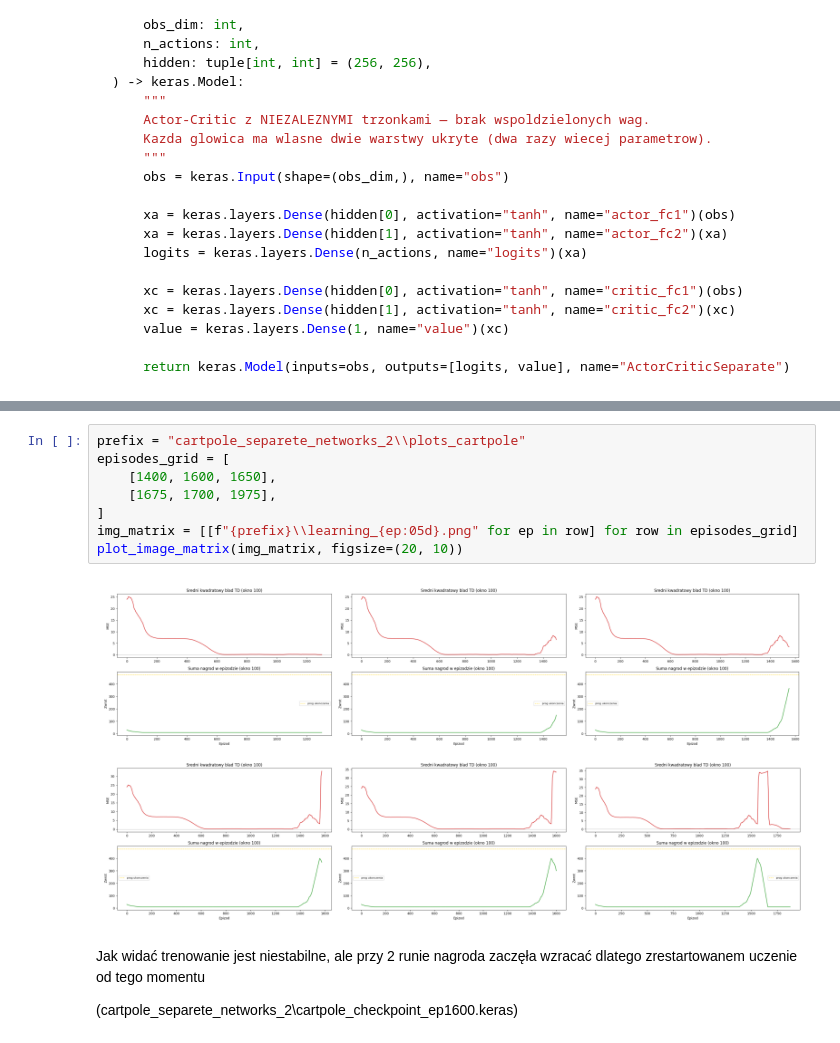
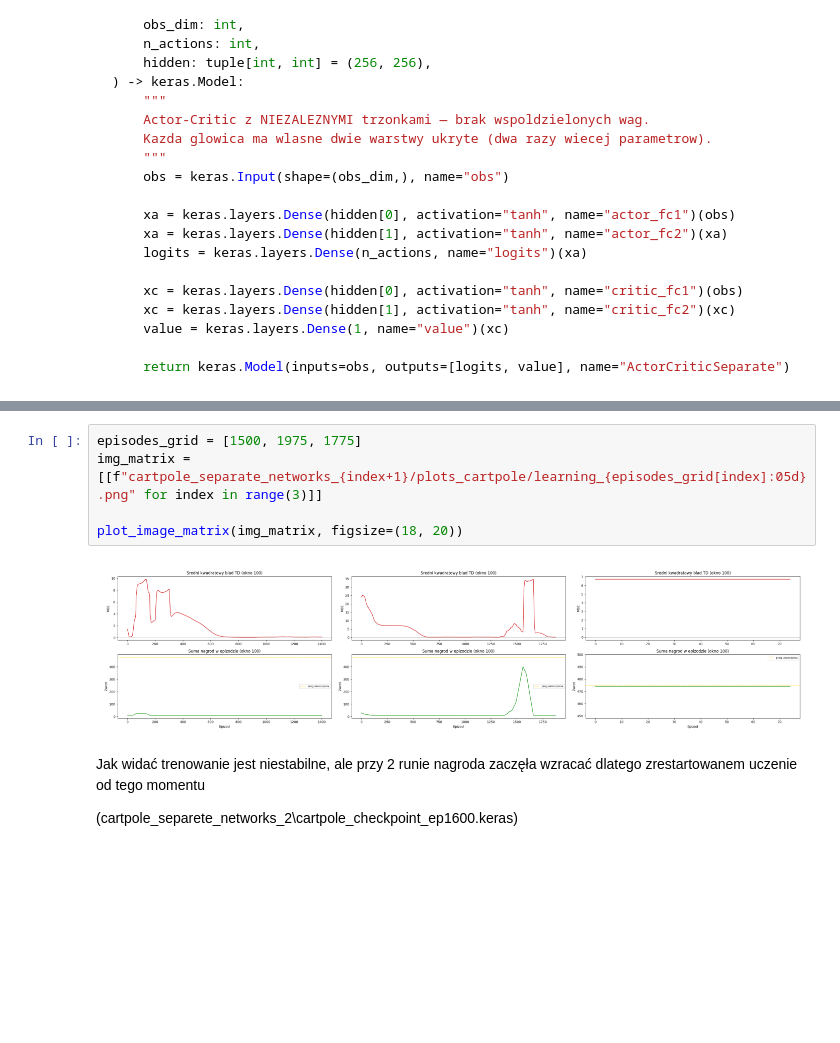
Before and after one commit to McEnigma24/UMISI-sem1-RL, a Jupyter notebook: l4/sprawozdanie_l4.ipynb, the cells around one changed output, grey strips where cells are left out. Saved outputs shown, nothing was run; the diff lists cells and outputs as text; blank space fills up the shorter version.

```diff
--- a/l4/sprawozdanie_l4.ipynb
+++ b/l4/sprawozdanie_l4.ipynb
@@ -148,13 +137,10 @@ plot_image_matrix(img_matrix, figsize=(14, 10))
-# %%
-prefix = "cartpole_separete_networks_2\\plots_cartpole"
-episodes_grid = [
-    [1400, 1600, 1650],
-    [1675, 1700, 1975],
-]
-img_matrix = [[f"{prefix}\\learning_{ep:05d}.png" for ep in row] for row in episodes_grid]
-plot_image_matrix(img_matrix, figsize=(20, 10))
-# %% [output]
-[figure, removed]
+# %%
+episodes_grid = [1500, 1975, 1775]
+img_matrix = [[f"cartpole_separate_networks_{index+1}/plots_cartpole/learning_{episodes_grid[index]:05d}.png" for index in range(3)]]
+
+plot_image_matrix(img_matrix, figsize=(18, 20))
+# %% [output]
+[figure, added]
 # %% [markdown]
 Jak widać trenowanie jest niestabilne, ale przy 2 runie nagroda zaczęła wzracać dlatego zrestartowanem uczenie od tego momentu
 
```
Also changed, not shown: parts of 14 cells of this notebook, 1 other file.
